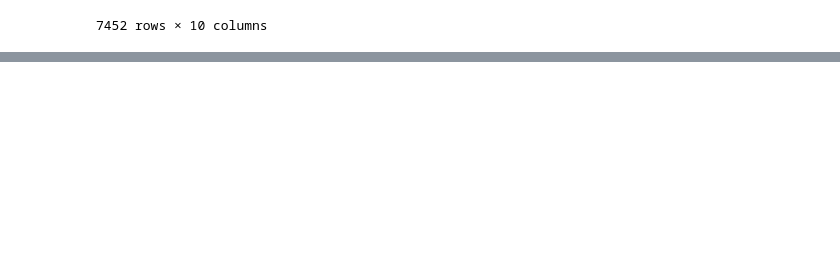
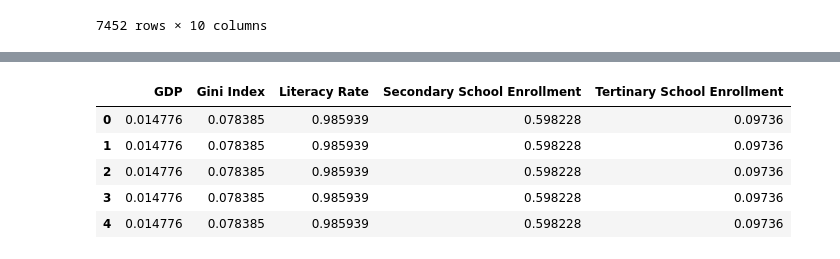
Before and after one commit to ITWSDataScience/The-Role-of-Education-in-Poverty-Alleviation-A-Cross-Country-Analysis_2020, a Jupyter notebook: code/Data Analytics - Poverty.ipynb, the cells around one changed output, grey strips where cells are left out. Cells and saved outputs as stored; diff of their text form; code cells hidden in the pictures; blank space fills up the shorter version.

```diff
--- a/code/Data Analytics - Poverty.ipynb
+++ b/code/Data Analytics - Poverty.ipynb
@@ -121,0 +126,15 @@ Name: Poverty Rate, dtype: float64
+# %%
+from sklearn.preprocessing import MinMaxScaler
+# Scale each feature
+ms = MinMaxScaler()
+cols = X.columns
+X_cluster = ms.fit_transform(X)
+X_cluster = pd.DataFrame(X_cluster, columns=[cols])
+X_cluster.head()
+# %% [output]
+|  | GDP | Gini Index | Literacy Rate | Secondary School Enrollment | Tertinary School Enrollment |
+| 0 | 0.014776 | 0.078385 | 0.985939 | 0.598228 | 0.09736 |
+| 1 | 0.014776 | 0.078385 | 0.985939 | 0.598228 | 0.09736 |
+| 2 | 0.014776 | 0.078385 | 0.985939 | 0.598228 | 0.09736 |
+| 3 | 0.014776 | 0.078385 | 0.985939 | 0.598228 | 0.09736 |
+| 4 | 0.014776 | 0.078385 | 0.985939 | 0.598228 | 0.09736 |
```
Also changed, not shown: parts of 7 cells of this notebook.
